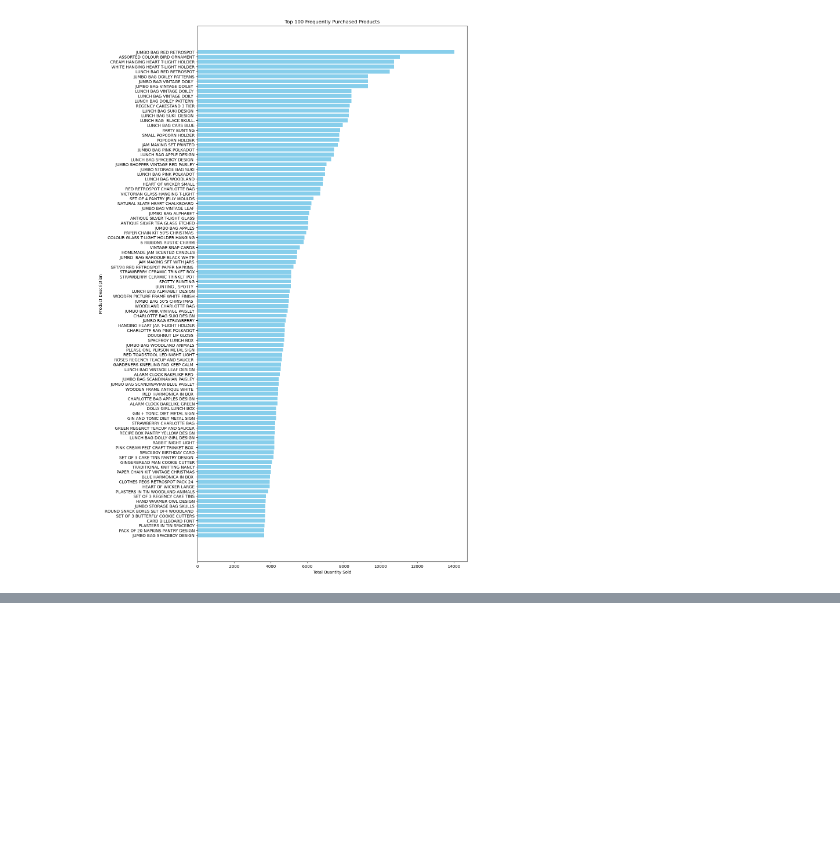
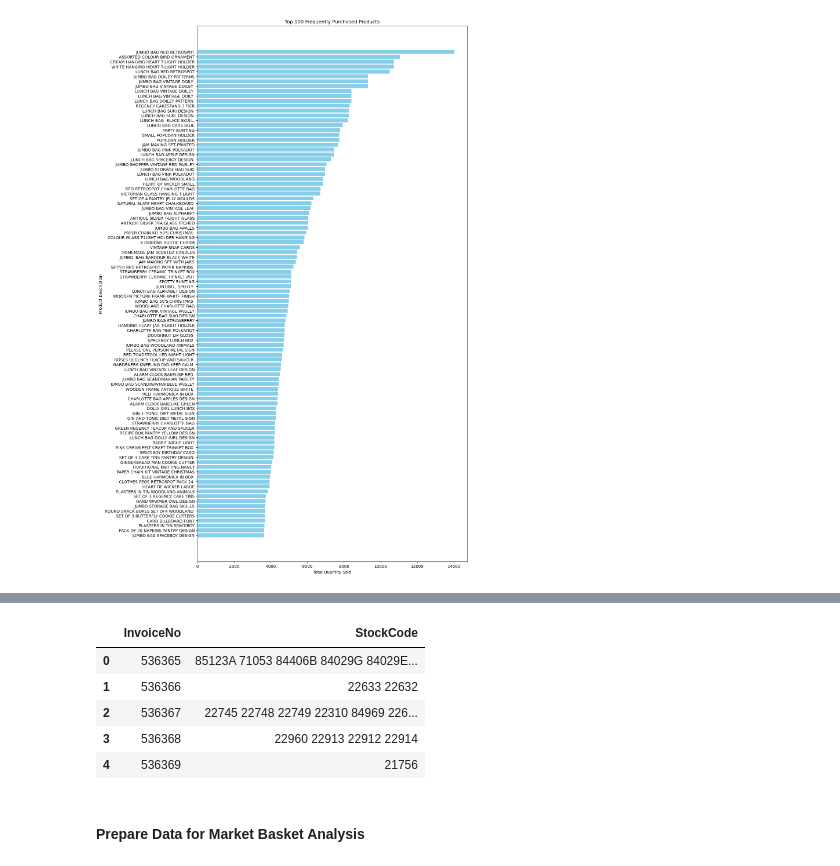
Before and after one commit to j2damax/principles-of-ds-cw02, a Jupyter notebook: group/online_retail.ipynb, the cells around one changed output, grey strips where cells are left out. Drawn from its saved outputs; the diff is of its cells as text; code cells hidden in the pictures; blank space fills up the shorter version.

```diff
--- a/group/online_retail.ipynb
+++ b/group/online_retail.ipynb
@@ -1003,0 +1033,12 @@ plt.show()
+# %%
+basket = df_features.groupby(['InvoiceNo'])['StockCode'].apply(lambda x: ' '.join(x)).reset_index()
+basket.head()
+# %% [output]
+|  | InvoiceNo | StockCode |
+| 0 | 536365 | 85123A 71053 84406B 84029G 84029E... |
+| 1 | 536366 | 22633 22632 |
+| 2 | 536367 | 22745 22748 22749 22310 84969 226... |
+| 3 | 536368 | 22960 22913 22912 22914 |
+| 4 | 536369 | 21756 |
+# %% [markdown]
+#### Prepare Data for Market Basket Analysis
```
Also changed, not shown: parts of 15 cells of this notebook.
